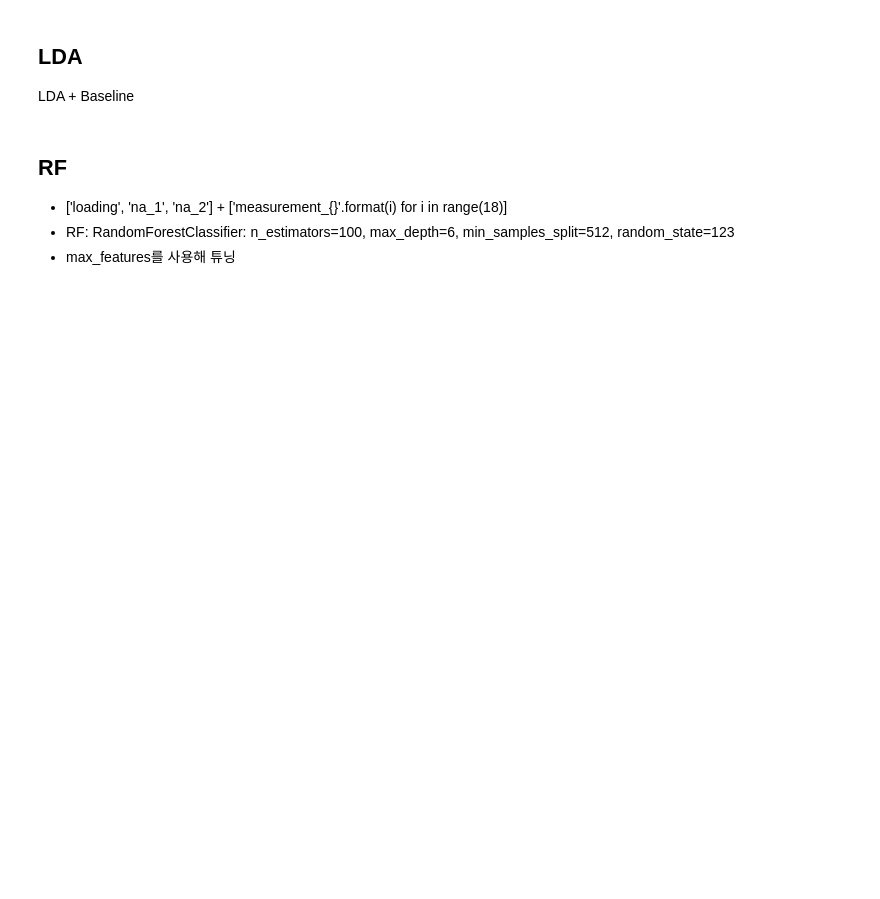
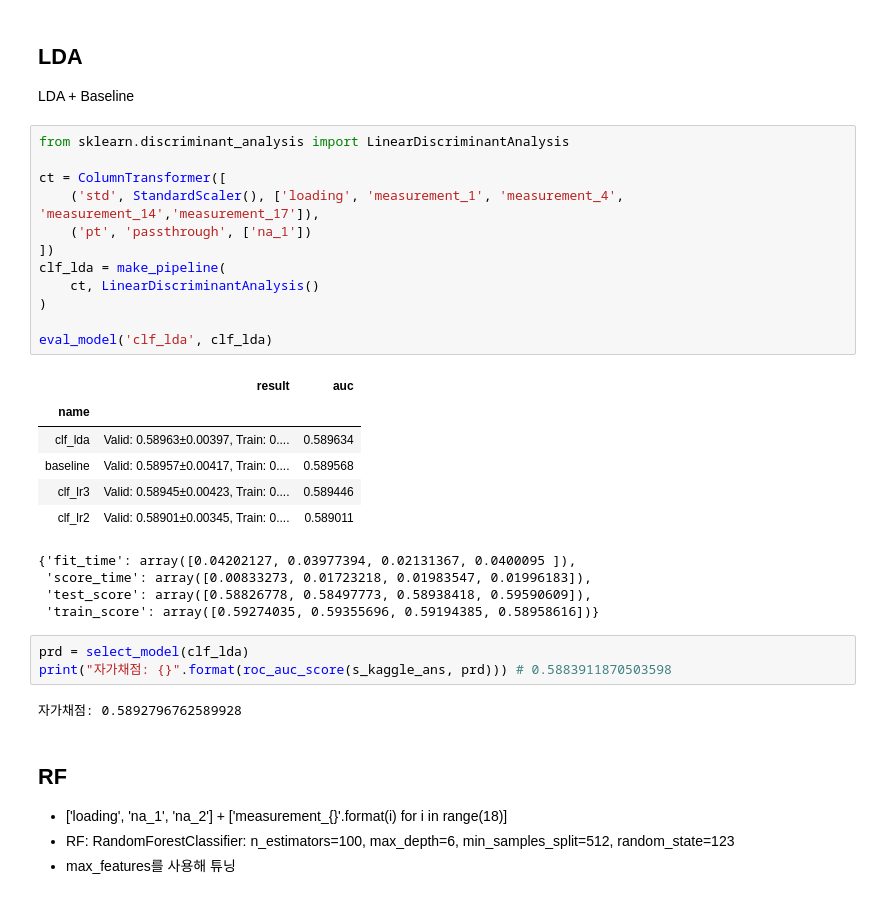
Before and after one commit to sunkusun9/DS_lv3_2509_1, a Jupyter notebook: sec_ds_lv3_prob1_kaggle.ipynb, the cells around one changed output. Saved outputs shown, nothing was run; the diff lists cells and outputs as text; blank space fills up the shorter version.

Commit message:
Day2 Kaggle Step 3 까지

```diff
--- a/sec_ds_lv3_prob1_kaggle.ipynb
+++ b/sec_ds_lv3_prob1_kaggle.ipynb
@@ -232,6 +403,34 @@ Baseline + loading_log
 ## LDA
 
 LDA + Baseline
+# %%
+from sklearn.discriminant_analysis import LinearDiscriminantAnalysis
+
+ct = ColumnTransformer([
+    ('std', StandardScaler(), ['loading', 'measurement_1', 'measurement_4', 'measurement_14','measurement_17']),
+    ('pt', 'passthrough', ['na_1'])
+])
+clf_lda = make_pipeline(
+    ct, LinearDiscriminantAnalysis()
+)
+
+eval_model('clf_lda', clf_lda)
+# %% [output]
+|  | result | auc |
+| name |  |  |
+| clf_lda | Valid: 0.58963±0.00397, Train: 0.... | 0.589634 |
+| baseline | Valid: 0.58957±0.00417, Train: 0.... | 0.589568 |
+| clf_lr3 | Valid: 0.58945±0.00423, Train: 0.... | 0.589446 |
+| clf_lr2 | Valid: 0.58901±0.00345, Train: 0.... | 0.589011 |
+{'fit_time': array([0.04202127, 0.03977394, 0.02131367, 0.0400095 ]),
+ 'score_time': array([0.00833273, 0.01723218, 0.01983547, 0.01996183]),
+ 'test_score': array([0.58826778, 0.58497773, 0.58938418, 0.59590609]),
+ 'train_score': array([0.59274035, 0.59355696, 0.59194385, 0.58958616])}
+# %%
+prd = select_model(clf_lda)
+print("자가채점: {}".format(roc_auc_score(s_kaggle_ans, prd))) # 0.5883911870503598
+# %% [output]
+자가채점: 0.5892796762589928
 # %% [markdown]
 ## RF
 
```
Also changed, not shown: parts of 28 cells of this notebook.
